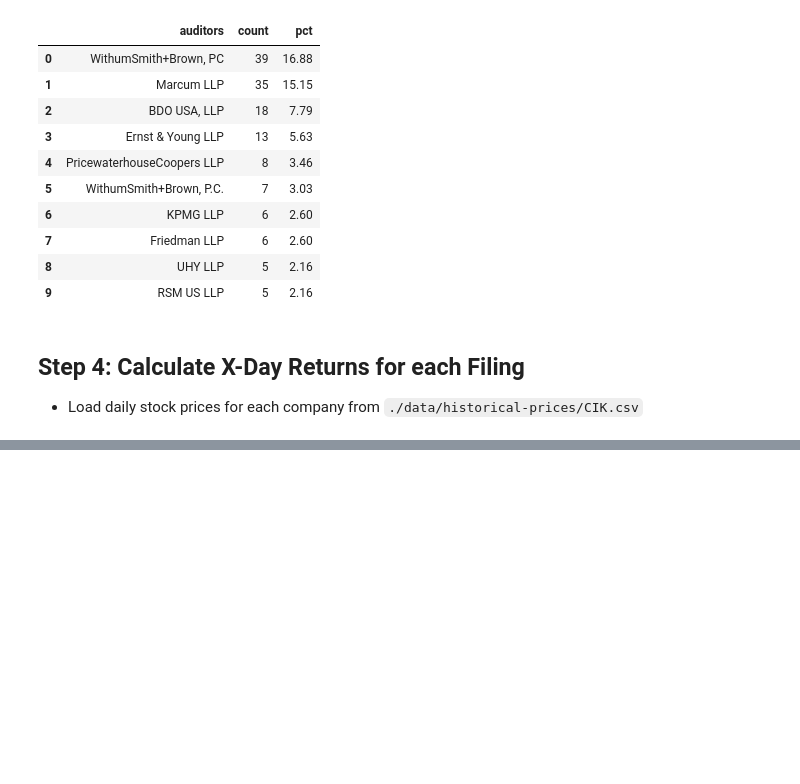
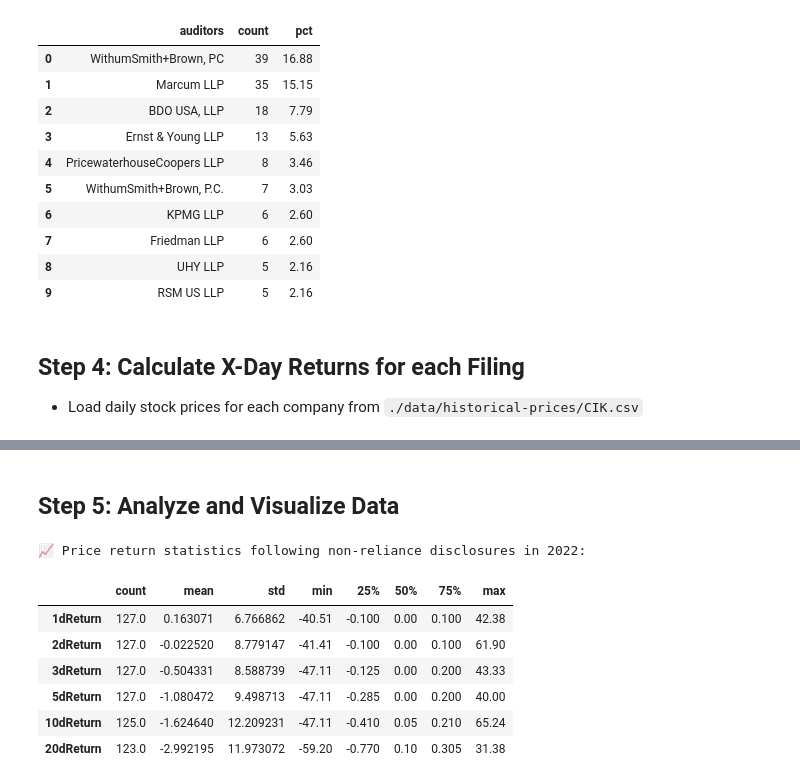
Before and after one commit to janlukasschroeder/ai-for-financial-analysis-and-research, a Jupyter notebook: gpt-4-api-extract-data-from-sec-filings/demo.ipynb, the cells around one changed output, grey strips where cells are left out. Cells and saved outputs as stored; diff of their text form; code cells hidden in the pictures; blank space fills up the shorter version.

```diff
--- a/gpt-4-api-extract-data-from-sec-filings/demo.ipynb
+++ b/gpt-4-api-extract-data-from-sec-filings/demo.ipynb
@@ -385,3 +386,13 @@ auditors_count.head(10)
 - Load daily stock prices for each company from `./data/historical-prices/CIK.csv`
 # %%
 # Load CSV ./gpt-4-api-extract-data-from-sec-filings/data/historical-prices/daily-price-vol-all-4.02.csv
+stock_prices = pd.read_csv(
+    "./data/historical-prices/daily-price-vol-all-4.02.csv", parse_dates=["Date"]
+)
+
+stock_prices_2022 = stock_prices[stock_prices["Date"].dt.year == 2022]
+stock_prices_2022.head()
+# %%
+list_of_tickers_8K = structured_data_2022["ticker"].unique()
+print(f"📈 Number of unique tickers in 8-K filings: {len(list_of_tickers_8K)}")
+stock_prices_2022_8K = stock_prices_2022[stock_prices_2022["Ticker"].isin(list_of_tickers_8K)]
@@ -387,0 +401,10 @@ auditors_count.head(10)
+# %%
+# Add missing dates (e.g. weekends, holidays) for each ticker and forward fill the missing values
+stock_prices_2022_8K = (
+    stock_prices_2022_8K.groupby("Ticker")
+    .apply(lambda x: x.set_index("Date").asfreq("D", method="ffill"))
+    .drop(columns=["Ticker"])
+    .reset_index()
+)
+
+stock_prices_2022_8K.head(10)
@@ -387,0 +416,7 @@ auditors_count.head(10)
+# %%
+# Create a dict with "TICKER-DATE" as key and "CloseAdjusted" as value
+stock_prices_2022_8K["Ticker-Date"] = stock_prices_2022_8K["Ticker"] + "-" + stock_prices_2022_8K["Date"].dt.strftime("%Y-%m-%d")
+stock_prices_2022_8K_dict = stock_prices_2022_8K.set_index("Ticker-Date")["CloseAdjusted"].to_dict()
+
+# Show first 10 items in the dictionary
+dict(list(stock_prices_2022_8K_dict.items())[:10])
@@ -387,0 +488,19 @@ auditors_count.head(10)
+# %% [markdown]
+## Step 5: Analyze and Visualize Data
+# %%
+# For xdReturn columns, calculate descriptive statistics
+price_return_columns = ["1dReturn", "2dReturn", "3dReturn", "5dReturn", "10dReturn", "20dReturn"]
+
+price_return_stats = structured_data_2022[price_return_columns].describe().T
+
+print("📈 Price return statistics following non-reliance disclosures in 2022:")
+price_return_stats
+# %% [output]
+📈 Price return statistics following non-reliance disclosures in 2022:
+|  | count | mean | std | min | 25% | 50% | 75% | max |
+| 1dReturn | 127.0 | 0.163071 | 6.766862 | -40.51 | -0.100 | 0.00 | 0.100 | 42.38 |
+| 2dReturn | 127.0 | -0.022520 | 8.779147 | -41.41 | -0.100 | 0.00 | 0.100 | 61.90 |
+| 3dReturn | 127.0 | -0.504331 | 8.588739 | -47.11 | -0.125 | 0.00 | 0.200 | 43.33 |
+| 5dReturn | 127.0 | -1.080472 | 9.498713 | -47.11 | -0.285 | 0.00 | 0.200 | 40.00 |
+| 10dReturn | 125.0 | -1.624640 | 12.209231 | -47.11 | -0.410 | 0.05 | 0.210 | 65.24 |
+| 20dReturn | 123.0 | -2.992195 | 11.973072 | -59.20 | -0.770 | 0.10 | 0.305 | 31.38 |
```
Also changed, not shown: parts of 19 cells of this notebook.
